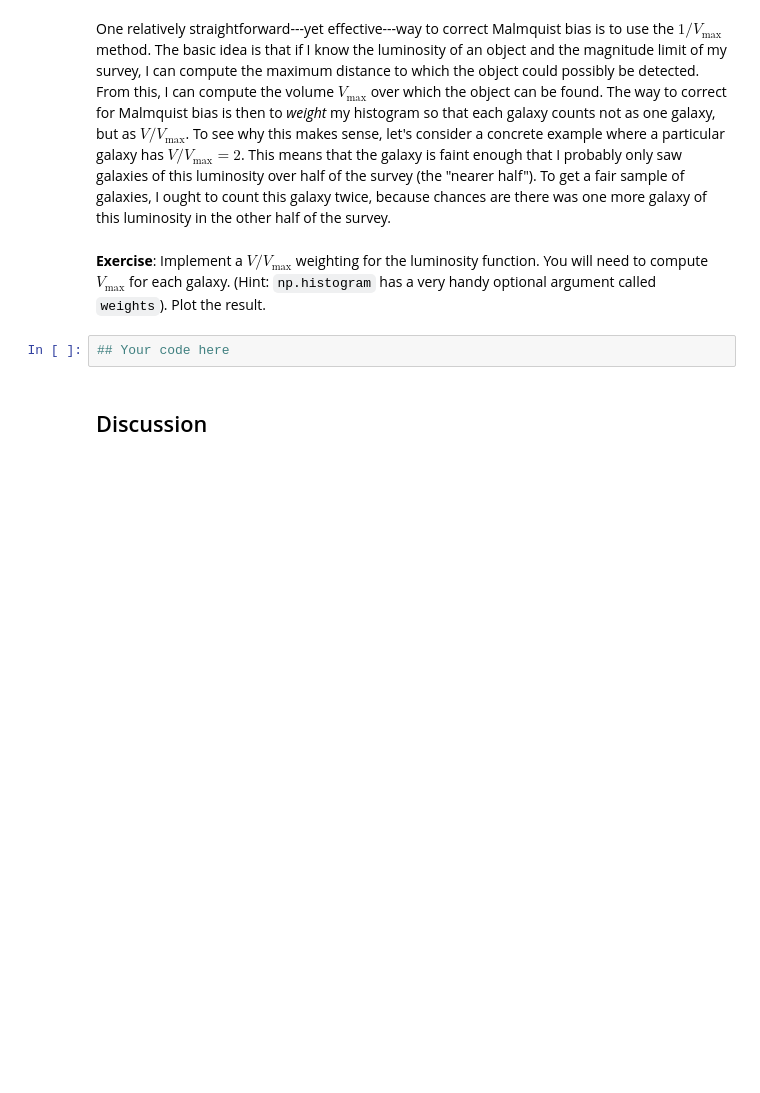
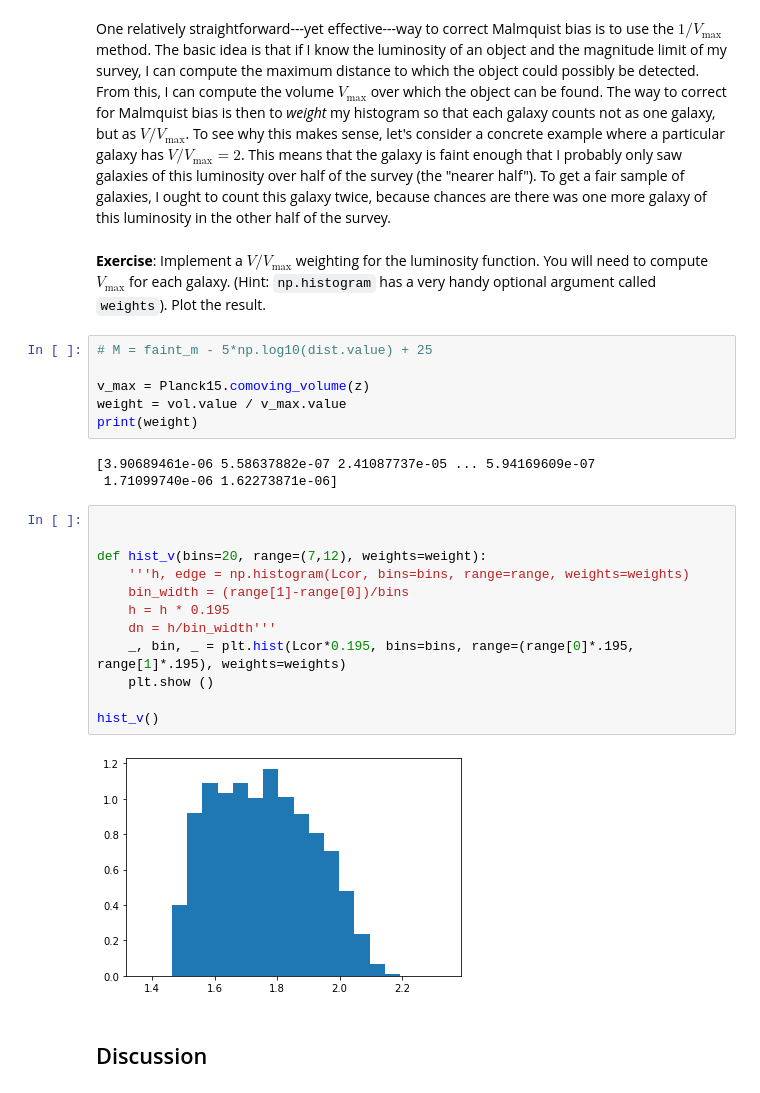
Before and after one commit to wppqywq/data_sci_astrophys_labs, a Jupyter notebook: CodingLab04/CodingLab04_LuminosityFunctions.ipynb, the cells around one changed output. Saved outputs shown, nothing was run; the diff lists cells and outputs as text; blank space fills up the shorter version.

```diff
--- a/CodingLab04/CodingLab04_LuminosityFunctions.ipynb
+++ b/CodingLab04/CodingLab04_LuminosityFunctions.ipynb
@@ -269,8 +277,29 @@ hist_with_curve()
 One relatively straightforward---yet effective---way to correct Malmquist bias is to use the $1/V_\textrm{max}$ method. The basic idea is that if I know the luminosity of an object and the magnitude limit of my survey, I can compute the maximum distance to which the object could possibly be detected. From this, I can compute the volume $V_\textrm{max}$ over which the object can be found. The way to correct for Malmquist bias is then to *weight* my histogram so that each galaxy counts not as one galaxy, but as $V / V_\textrm{max}$. To see why this makes sense, let's consider a concrete example where a particular galaxy has $V / V_\textrm{max} =2$. This means that the galaxy is faint enough that I probably only saw galaxies of this luminosity over half of the survey (the "nearer half"). To get a fair sample of galaxies, I ought to count this galaxy twice, because chances are there was one more galaxy of this luminosity in the other half of the survey.
 # %% [markdown]
 __Exercise__: Implement a $V/V_\textrm{max}$ weighting for the luminosity function. You will need to compute $V_\textrm{max}$ for each galaxy. (Hint: `np.histogram` has a very handy optional argument called `weights`). Plot the result.
-# %%
-## Your code here
+# %%
+# M = faint_m - 5*np.log10(dist.value) + 25
+
+v_max = Planck15.comoving_volume(z)
+weight = vol.value / v_max.value
+print(weight)
+# %% [output]
+[3.90689461e-06 5.58637882e-07 2.41087737e-05 ... 5.94169609e-07
+ 1.71099740e-06 1.62273871e-06]
+# %%
+
+
+def hist_v(bins=20, range=(7,12), weights=weight):
+    '''h, edge = np.histogram(Lcor, bins=bins, range=range, weights=weights)
+    bin_width = (range[1]-range[0])/bins
+    h = h * 0.195
+    dn = h/bin_width'''
+    _, bin, _ = plt.hist(Lcor*0.195, bins=bins, range=(range[0]*.195, range[1]*.195), weights=weights)
+    plt.show ()
+
+hist_v()
+# %% [output]
+[figure, added]
 # %% [markdown]
 ## Discussion
 # %% [markdown]
```
Also changed, not shown: parts of 4 cells of this notebook.
